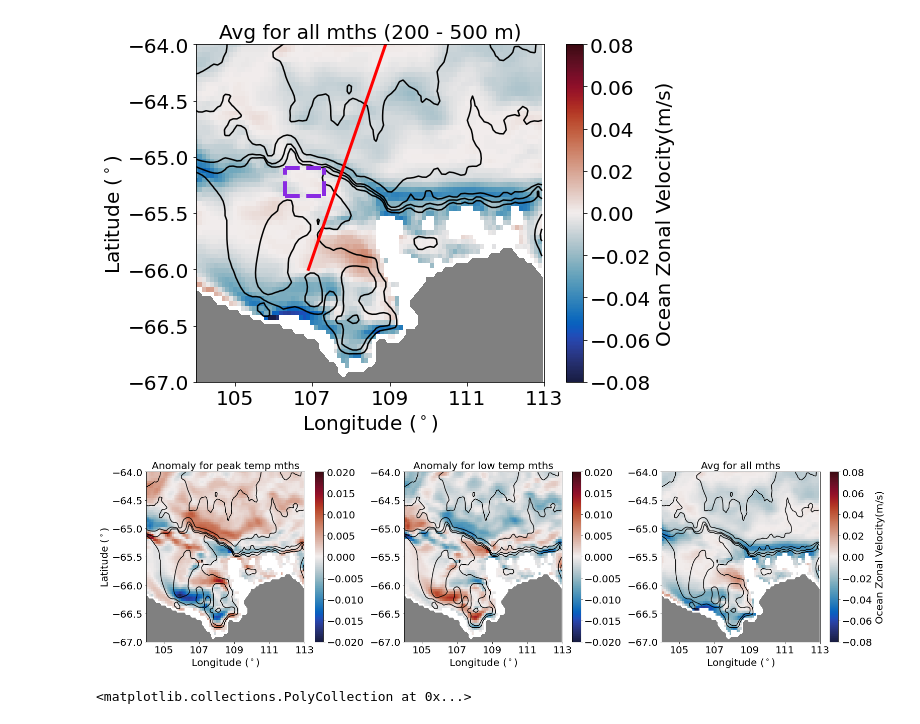
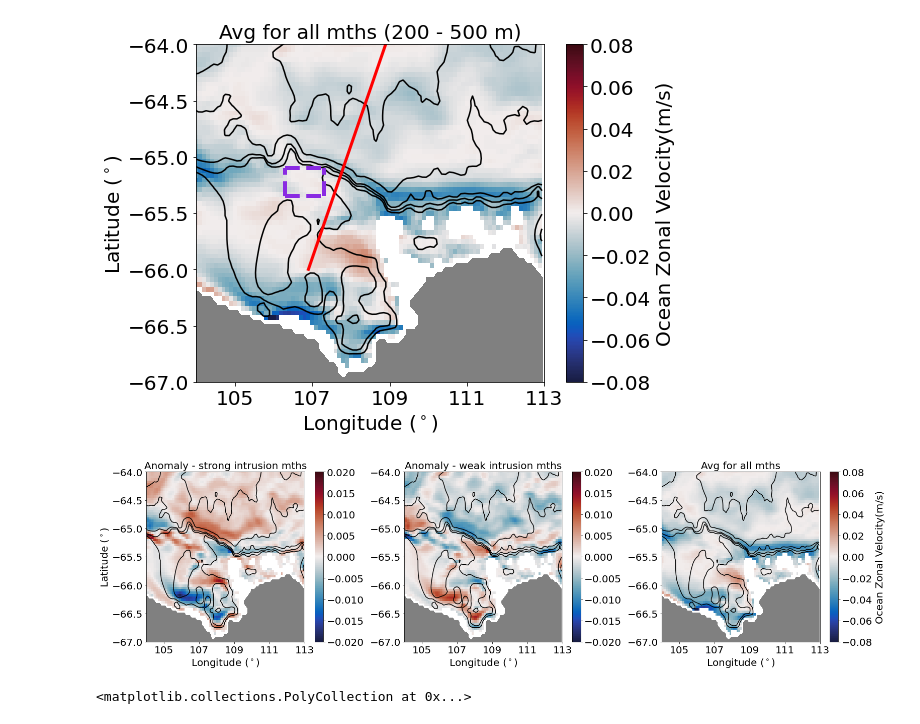
Before and after one commit to ribeiron/ScriptsChapter3, a Jupyter notebook: Fig10.ipynb, the cells around one changed output. Cells and saved outputs as stored; diff of their text form; code cells hidden in the pictures.

Commit message:
fixed subtitles to strong and weak

```diff
--- a/Fig10.ipynb
+++ b/Fig10.ipynb
@@ -653,7 +648,7 @@ pc = plt.pcolormesh(t_high.xu_ocean,t_high.yu_ocean,
                         t_high, cmap = cmocean.balance,
                         vmin=-.02,vmax=.02)
 #plt.title('Anomaly for Str Heat Flux (Y) yrs',fontsize=fontsize)
-plt.title('Anomaly for peak temp mths',fontsize=fontsize)
+plt.title('Anomaly - strong intrusion mths',fontsize=fontsize)
         #plot contours
 plt.contour(ht.xt_ocean,ht.yt_ocean,ht,levels=[500,700,1000,2000,3000],colors='k',linewidth=.5)
 #plt.plot([-252.7,-250.1],[-64.8,-65.2],color='yellow',linestyle='--',linewidth=3)
@@ -679,7 +674,7 @@ pc = plt.pcolormesh(t_low.xu_ocean,t_low.yu_ocean,
                        t_low, cmap = cmocean.balance,
                         vmin=-.02,vmax=.02)
 #plt.title('Anomaly for Weak Heat Flux (Y) yrs',fontsize=fontsize)
-plt.title('Anomaly for low temp mths',fontsize=fontsize)
+plt.title('Anomaly - weak intrusion mths',fontsize=fontsize)
         #plot contours
 plt.contour(ht.xt_ocean,ht.yt_ocean,ht,levels=[500,700,1000,2000,3000],colors='k',linewidth=.5)
 #plt.plot([-252.7,-250.1],[-64.8,-65.2],color='yellow',linestyle='--',linewidth=3)
@@ -712,34 +707,34 @@ plt.contour(ht.xt_ocean,ht.yt_ocean,ht,levels=[500,700,1000,2000,3000],colors='k
 ##TO INCLUDE THE ASC TRANSECT AND TBOX POSITIONS
 #plt.plot([-252.7,-252.7],[-65.35, -65.1],color='blueviolet',linestyle='--',linewidth=5)
 #plt.plot([-251.7,-251.7],[-65.35, -65.1],color='blueviolet',linestyle='--',linewidth=5)
 #plt.plot([-252.7,-251.7],[-65.1, -65.1],color='blueviolet',linestyle='--',linewidth=5)
 #plt.plot([-252.7,-251.7],[-65.35, -65.35],color='blueviolet',linestyle='--',linewidth=5)
 #
 #plt.plot([-252.7,-250.1],[-64.8,-65.2],color='blueviolet',linestyle='--',linewidth=4)
         # plot the land:
 plt.contourf(ht.xt_ocean,ht.yt_ocean,land_mask,colors='grey')
         # labels etc:
         #plt.xlabel('Longitude',fontsize=fontsize)
 #plt.title(mth[nt] +' '+ str(yr[nt]),fontsize=fontsize)
 plt.tick_params(labelsize=fontsize)
         #lim
 plt.ylim((-67, -64))
 plt.xlim((-255, -246))
         # colorbar:
 cbar=plt.colorbar(pc,orientation='vertical',extend='neither')
 cbar.ax.locator_params(nbins=8)
 cbar.set_label(r'Ocean Zonal Velocity(m/s)', fontsize = fontsize,labelpad=5)
 cbar.ax.tick_params(labelsize=20)
 ax0.set_xticklabels([-255+359,-254+359,-252+359,-250+359,-248+359,-246+359])
 #plt.ylabel('Latitude ($^\circ$)',fontsize=fontsize)
 plt.xlabel('Longitude ($^\circ$)',fontsize=fontsize)
 
 fig.tight_layout()
 figdir = '/g/data/v45/ns3783/ScriptsChapter3/Figures/'
 filestr = figdir+'/Fig10_asc_anomaly_clim.png'
 plt.savefig(filestr,dpi=600,bbox_inches='tight')
 # %% [output]
-[figure, old version]
+[figure, new version]
 # %%
 ### test new values
 fontsize=18
```
Also changed, not shown: parts of 6 cells of this notebook, 6 other files.
